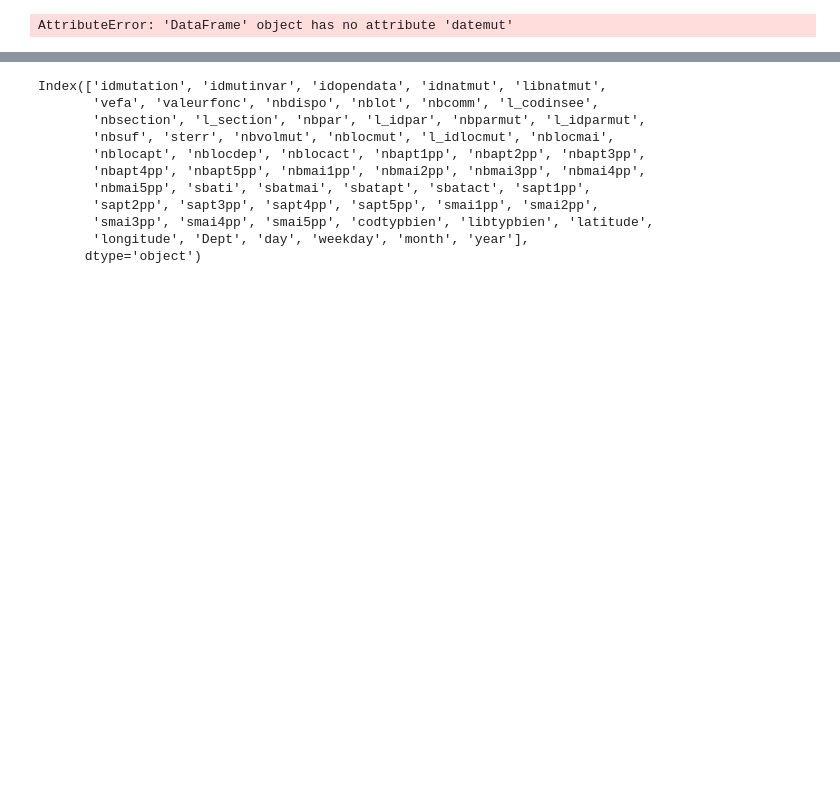
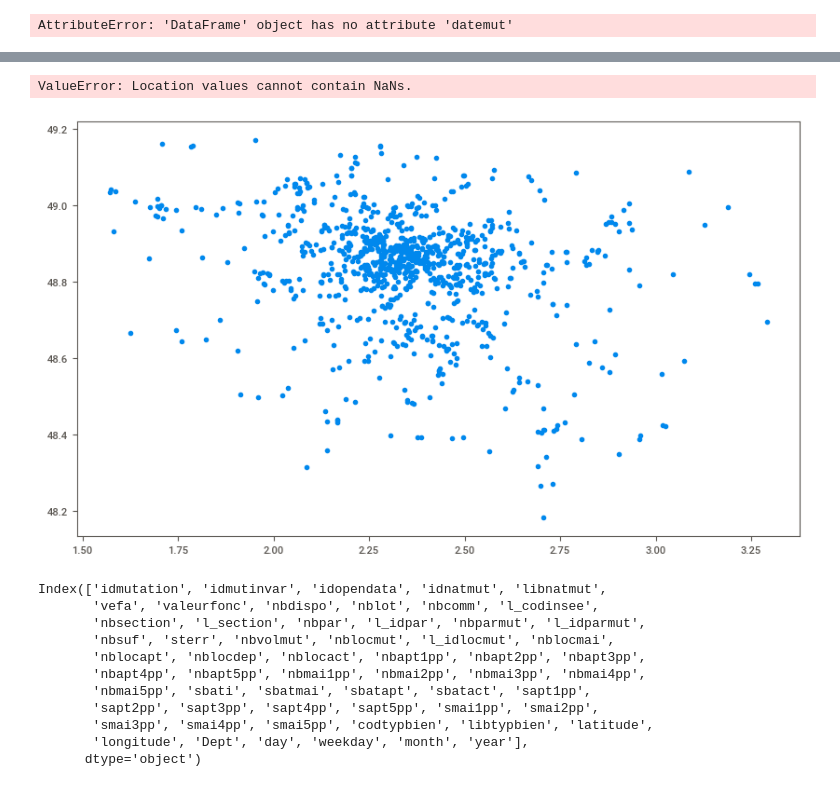
Before and after one commit to Juliette-De/the-right-price, a Jupyter notebook: Untitled.ipynb, the cells around one changed output, grey strips where cells are left out. Drawn from its saved outputs; the diff is of its cells as text; code cells hidden in the pictures; blank space fills up the shorter version.

Commit message:
created map plotting function

```diff
--- a/Untitled.ipynb
+++ b/Untitled.ipynb
@@ -114,2 +161,2 @@ AttributeError: 'DataFrame' object has no attribute 'datemut'
 # %%
-int('75102')
+IDF_sample = IDF.sample(1000, random_state=123).reset_index()
@@ -127,0 +163,3 @@ IDF.head()
+# %%
+geo_IDF_sample = gpd.GeoDataFrame(
+    IDF_sample, geometry=gpd.points_from_xy(IDF_sample.longitude, IDF_sample.latitude))
@@ -128,3 +233,29 @@ IDF.head()
+# %%
+import folium
+
+geo_zone = geo_IDF_sample[geo_IDF_sample['Dept'] == float(i)]
+
+geo_df_list = [(i[0], i[1]) for i in geo_zone[['latitude', 'longitude']].values]
+
+
+map = folium.Map(location=[geo_zone.latitude.median(), geo_zone.longitude.median()], tiles="OpenStreetMap", zoom_start=9)
+for i, coordinates in enumerate(geo_df_list):
+    map.add_child(
+        folium.Marker(
+            location=coordinates,
+            popup=
+                "Nature de la mutation: " + str(geo_zone.libnatmut.values[i]) + "<br>"
+                + "Coordinates: " + str(geo_zone[i]),
+        )
+    )
+map
+#ax = geo_IDF_sample.plot(figsize=(10, 10))
+# %% [output]
+ValueError: Location values cannot contain NaNs.
+# %%
+ax = geo_IDF_sample.plot(figsize=(10, 10))
+# %% [output]
+[figure, added]
 # %%
 IDF.columns
 # %% [output]
```
Also changed, not shown: parts of 12 cells of this notebook, 1 other file.
